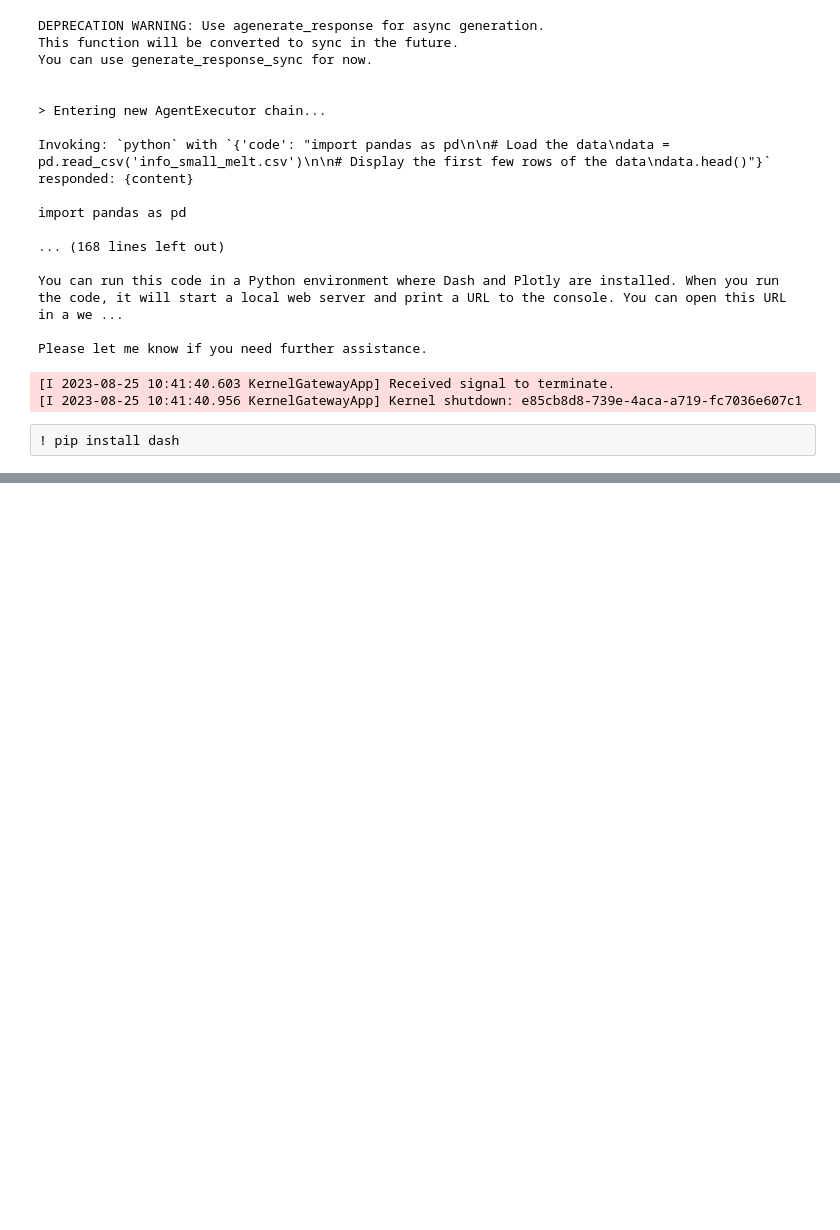
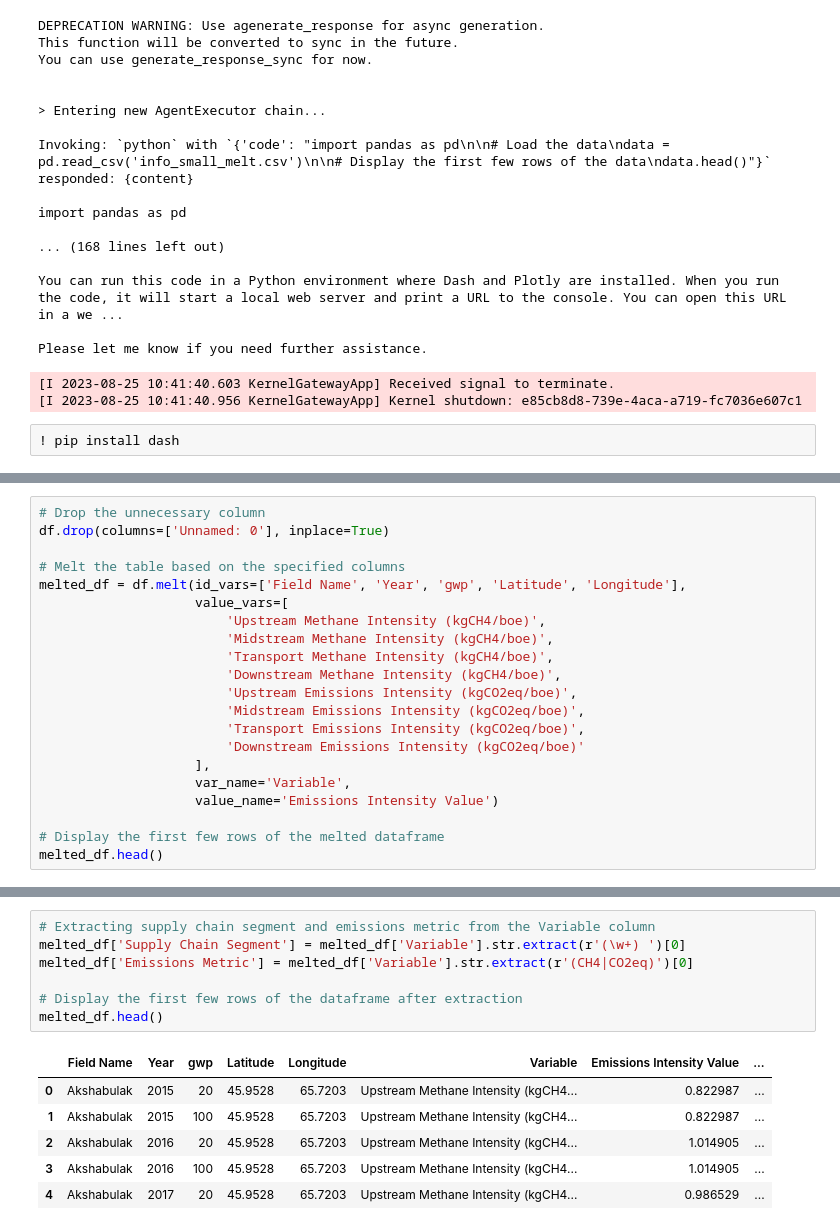
Before and after one commit to RMI/llm_experiments, a Jupyter notebook: code_interpreter_api.ipynb, the cells around one changed output, grey strips where cells are left out. Cells and saved outputs as stored; diff of their text form; blank space fills up the shorter version.

```diff
--- a/code_interpreter_api.ipynb
+++ b/code_interpreter_api.ipynb
@@ -315,0 +406,21 @@ if __name__ == '__main__':
+# %%
+# Drop the unnecessary column
+df.drop(columns=['Unnamed: 0'], inplace=True)
+
+# Melt the table based on the specified columns
+melted_df = df.melt(id_vars=['Field Name', 'Year', 'gwp', 'Latitude', 'Longitude'],
+                    value_vars=[
+                        'Upstream Methane Intensity (kgCH4/boe)',
+                        'Midstream Methane Intensity (kgCH4/boe)',
+                        'Transport Methane Intensity (kgCH4/boe)',
+                        'Downstream Methane Intensity (kgCH4/boe)',
+                        'Upstream Emissions Intensity (kgCO2eq/boe)',
+                        'Midstream Emissions Intensity (kgCO2eq/boe)',
+                        'Transport Emissions Intensity (kgCO2eq/boe)',
+                        'Downstream Emissions Intensity (kgCO2eq/boe)'
+                    ],
+                    var_name='Variable',
+                    value_name='Emissions Intensity Value')
+
+# Display the first few rows of the melted dataframe
+melted_df.head()
@@ -315,0 +434,14 @@ if __name__ == '__main__':
+# %%
+# Extracting supply chain segment and emissions metric from the Variable column
+melted_df['Supply Chain Segment'] = melted_df['Variable'].str.extract(r'(\w+) ')[0]
+melted_df['Emissions Metric'] = melted_df['Variable'].str.extract(r'(CH4|CO2eq)')[0]
+
+# Display the first few rows of the dataframe after extraction
+melted_df.head()
+# %% [output]
+|  | Field Name | Year | gwp | Latitude | Longitude | Variable | Emissions Intensity Value | ... |
+| 0 | Akshabulak | 2015 | 20 | 45.9528 | 65.7203 | Upstream Methane Intensity (kgCH4... | 0.822987 | ... |
+| 1 | Akshabulak | 2015 | 100 | 45.9528 | 65.7203 | Upstream Methane Intensity (kgCH4... | 0.822987 | ... |
+| 2 | Akshabulak | 2016 | 20 | 45.9528 | 65.7203 | Upstream Methane Intensity (kgCH4... | 1.014905 | ... |
+| 3 | Akshabulak | 2016 | 100 | 45.9528 | 65.7203 | Upstream Methane Intensity (kgCH4... | 1.014905 | ... |
+| 4 | Akshabulak | 2017 | 20 | 45.9528 | 65.7203 | Upstream Methane Intensity (kgCH4... | 0.986529 | ... |
```
Also changed, not shown: parts of 28 cells of this notebook, 2 other files.
